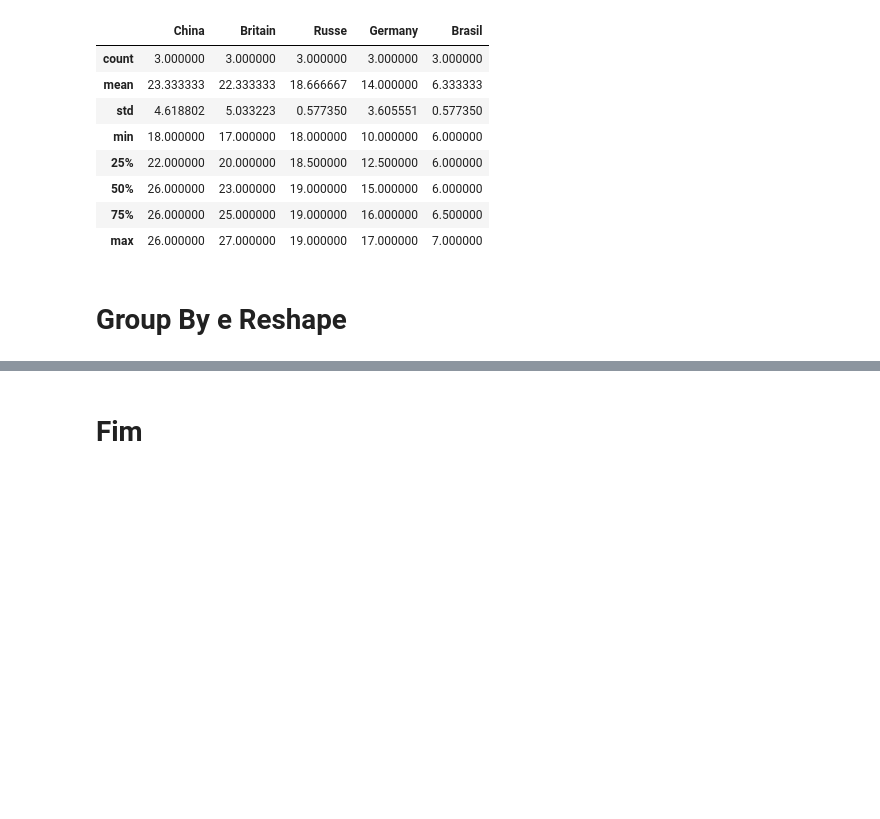
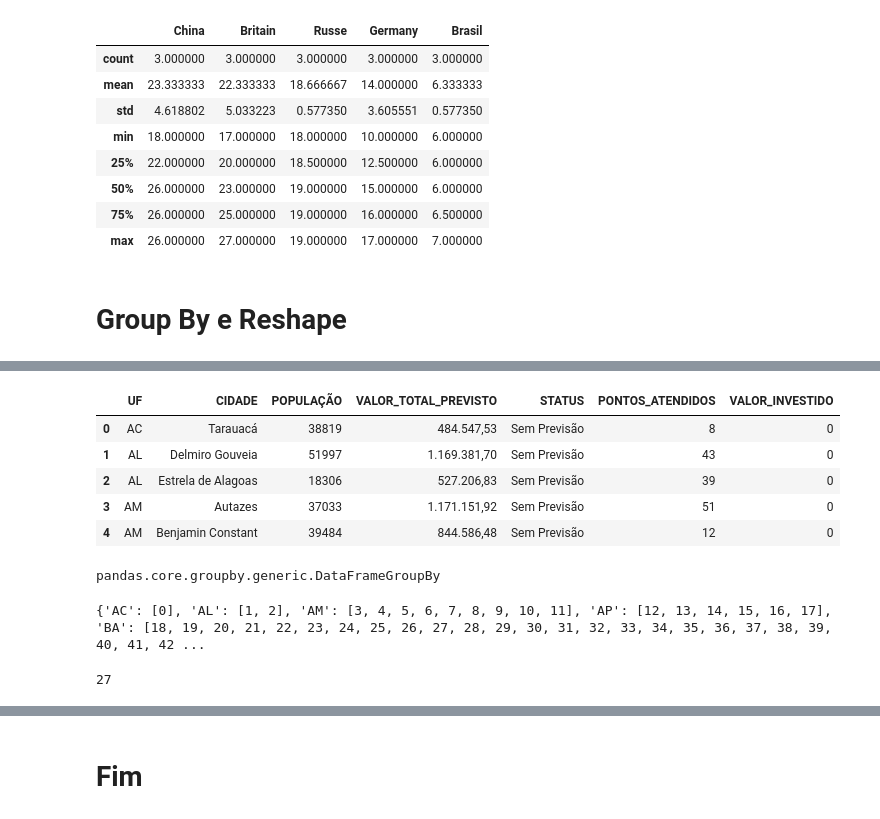
Before and after one commit to renatamontanhana/Machine_Learning_Algoritmo_Naive_Bayes_CDPRO, a Jupyter notebook: M4A10_Dataframes_e_Series_(1).ipynb, the cells around one changed output, grey strips where cells are left out. Saved outputs shown, nothing was run; the diff lists cells and outputs as text; code cells hidden in the pictures; blank space fills up the shorter version.

```diff
--- a/M4A10_Dataframes_e_Series_(1).ipynb
+++ b/M4A10_Dataframes_e_Series_(1).ipynb
@@ -403,7 +403,7 @@ olimpiada.describe()
 import numpy as np
 import pandas as pd
 # %%
-cidadesDigitais = pd.read_csv('data/cidades_digitais.csv', sep = ';', encoding = 'latin-1')
+cidadesDigitais = pd.read_csv('/content/cidades_digitais.csv', sep = ';', encoding = 'latin-1')
 # %%
 cidadesDigitais.head()
 # %% [output]
@@ -417,13 +440,28 @@ cidadesDigitais.count()
+# %%
+cidadesDigitais.head()
+# %% [output]
+|  | UF | CIDADE | POPULAÇÃO | VALOR_TOTAL_PREVISTO | STATUS | PONTOS_ATENDIDOS | VALOR_INVESTIDO |
+| 0 | AC | Tarauacá | 38819 | 484.547,53 | Sem Previsão | 8 | 0 |
+| 1 | AL | Delmiro Gouveia | 51997 | 1.169.381,70 | Sem Previsão | 43 | 0 |
+| 2 | AL | Estrela de Alagoas | 18306 | 527.206,83 | Sem Previsão | 39 | 0 |
+| 3 | AM | Autazes | 37033 | 1.171.151,92 | Sem Previsão | 51 | 0 |
+| 4 | AM | Benjamin Constant | 39484 | 844.586,48 | Sem Previsão | 12 | 0 |
 # %%
 # Aplicando Group By
 cidadesUF_1 = cidadesDigitais.groupby('UF')
 # %%
 type(cidadesUF_1)
+# %% [output]
+pandas.core.groupby.generic.DataFrameGroupBy
 # %%
 cidadesUF_1.groups
+# %% [output]
+{'AC': [0], 'AL': [1, 2], 'AM': [3, 4, 5, 6, 7, 8, 9, 10, 11], 'AP': [12, 13, 14, 15, 16, 17], 'BA': [18, 19, 20, 21, 22, 23, 24, 25, 26, 27, 28, 29, 30, 31, 32, 33, 34, 35, 36, 37, 38, 39, 40, 41, 42 ...
 # %%
 # Número de grupos
 len(cidadesUF_1.groups)
+# %% [output]
+27
 # %%
 ordenaUF = cidadesUF_1.size()
 # %%
```
Also changed, not shown: parts of 15 cells of this notebook.
